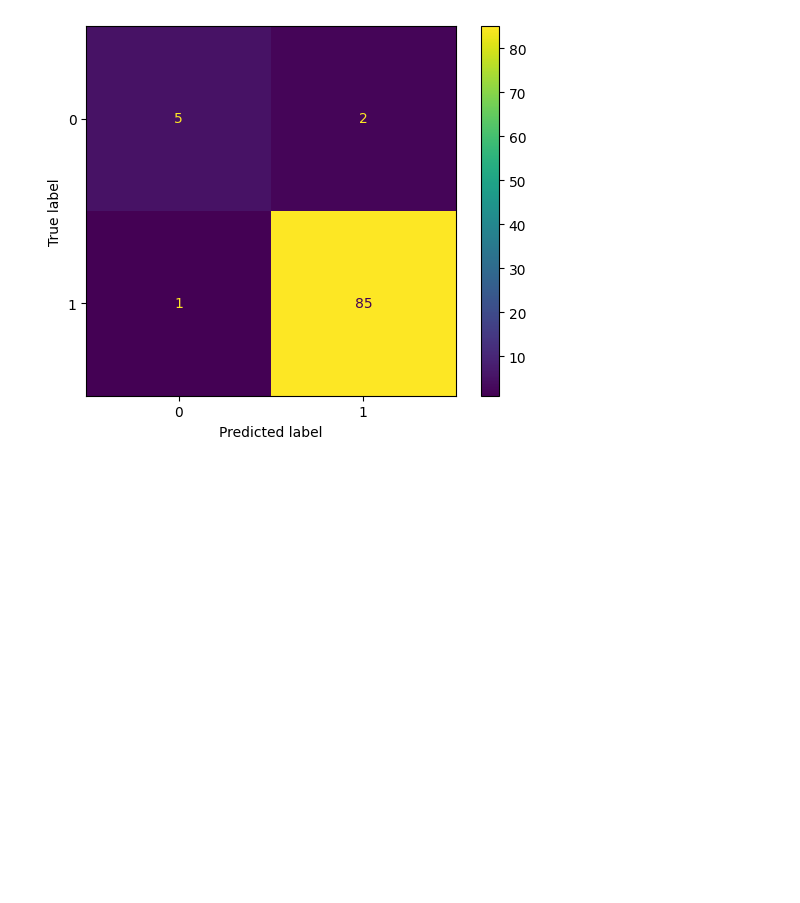
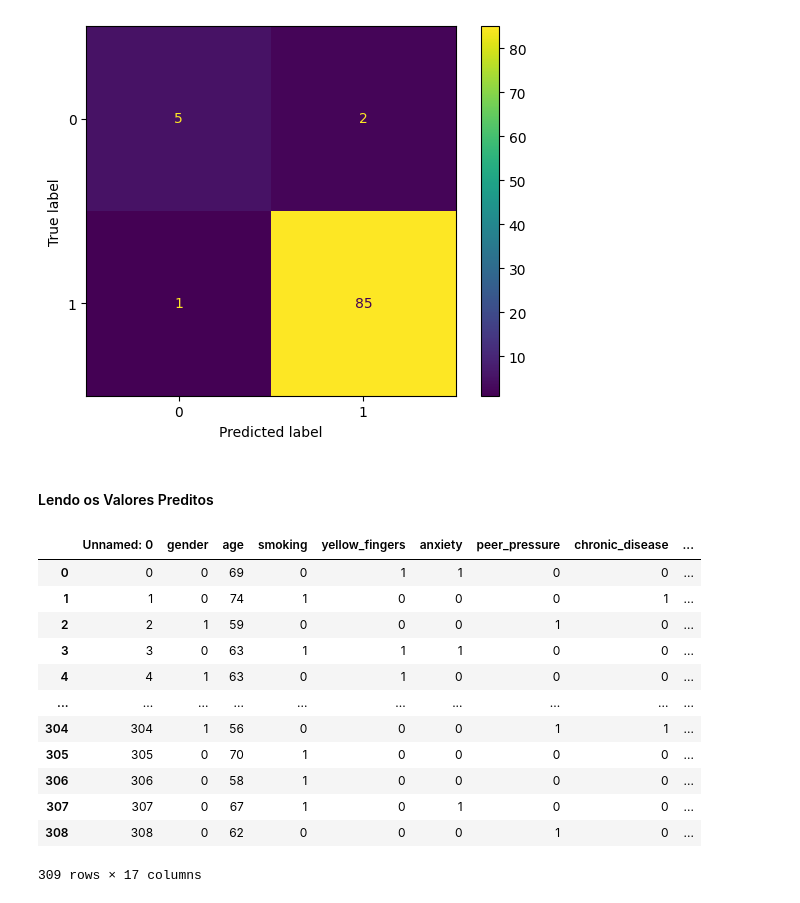
Before and after one commit to ju4nv1e1r4/lung-cancer-predict, a Jupyter notebook: src/notebooks/main_nb.ipynb, the cells around one changed output. Drawn from its saved outputs; the diff is of its cells as text; code cells hidden in the pictures; blank space fills up the shorter version.

Commit message:
Predict: Model is ready to deploy

```diff
--- a/src/notebooks/main_nb.ipynb
+++ b/src/notebooks/main_nb.ipynb
@@ -158,0 +161,19 @@ plt.show()
+# %% [markdown]
+#### Lendo os Valores Preditos
+# %%
+predicteds = pd.read_csv('../../reports/diagnostic.csv')
+predicteds
+# %% [output]
+|  | Unnamed: 0 | gender | age | smoking | yellow_fingers | anxiety | peer_pressure | chronic_disease | ... |
+| 0 | 0 | 0 | 69 | 0 | 1 | 1 | 0 | 0 | ... |
+| 1 | 1 | 0 | 74 | 1 | 0 | 0 | 0 | 1 | ... |
+| 2 | 2 | 1 | 59 | 0 | 0 | 0 | 1 | 0 | ... |
+| 3 | 3 | 0 | 63 | 1 | 1 | 1 | 0 | 0 | ... |
+| 4 | 4 | 1 | 63 | 0 | 1 | 0 | 0 | 0 | ... |
+| ... | ... | ... | ... | ... | ... | ... | ... | ... | ... |
+| 304 | 304 | 1 | 56 | 0 | 0 | 0 | 1 | 1 | ... |
+| 305 | 305 | 0 | 70 | 1 | 0 | 0 | 0 | 0 | ... |
+| 306 | 306 | 0 | 58 | 1 | 0 | 0 | 0 | 0 | ... |
+| 307 | 307 | 0 | 67 | 1 | 0 | 1 | 0 | 0 | ... |
+| 308 | 308 | 0 | 62 | 0 | 0 | 0 | 1 | 0 | ... |
+309 rows × 17 columns
```
Also changed, not shown: parts of 1 cell of this notebook, 3 other files.
